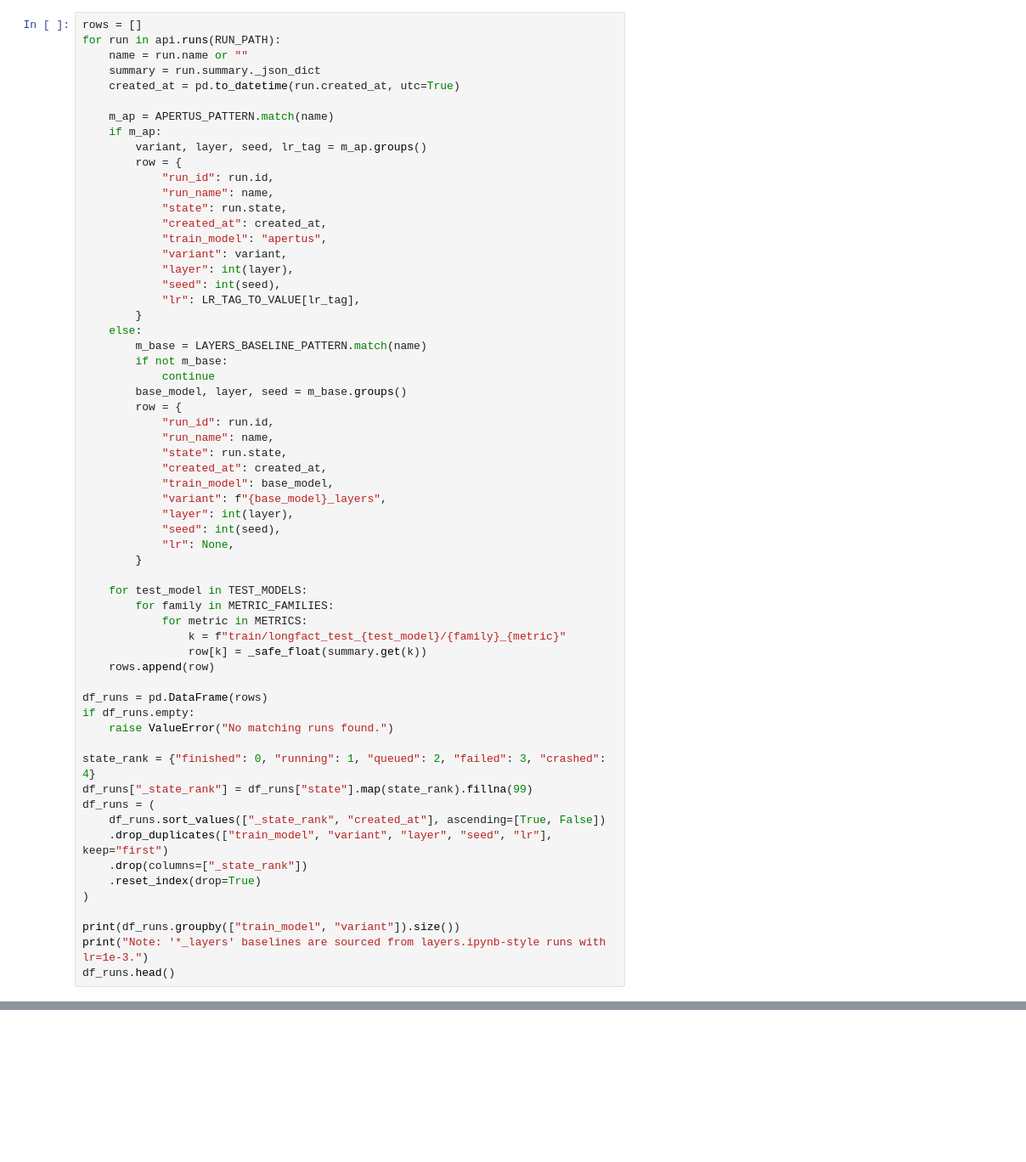
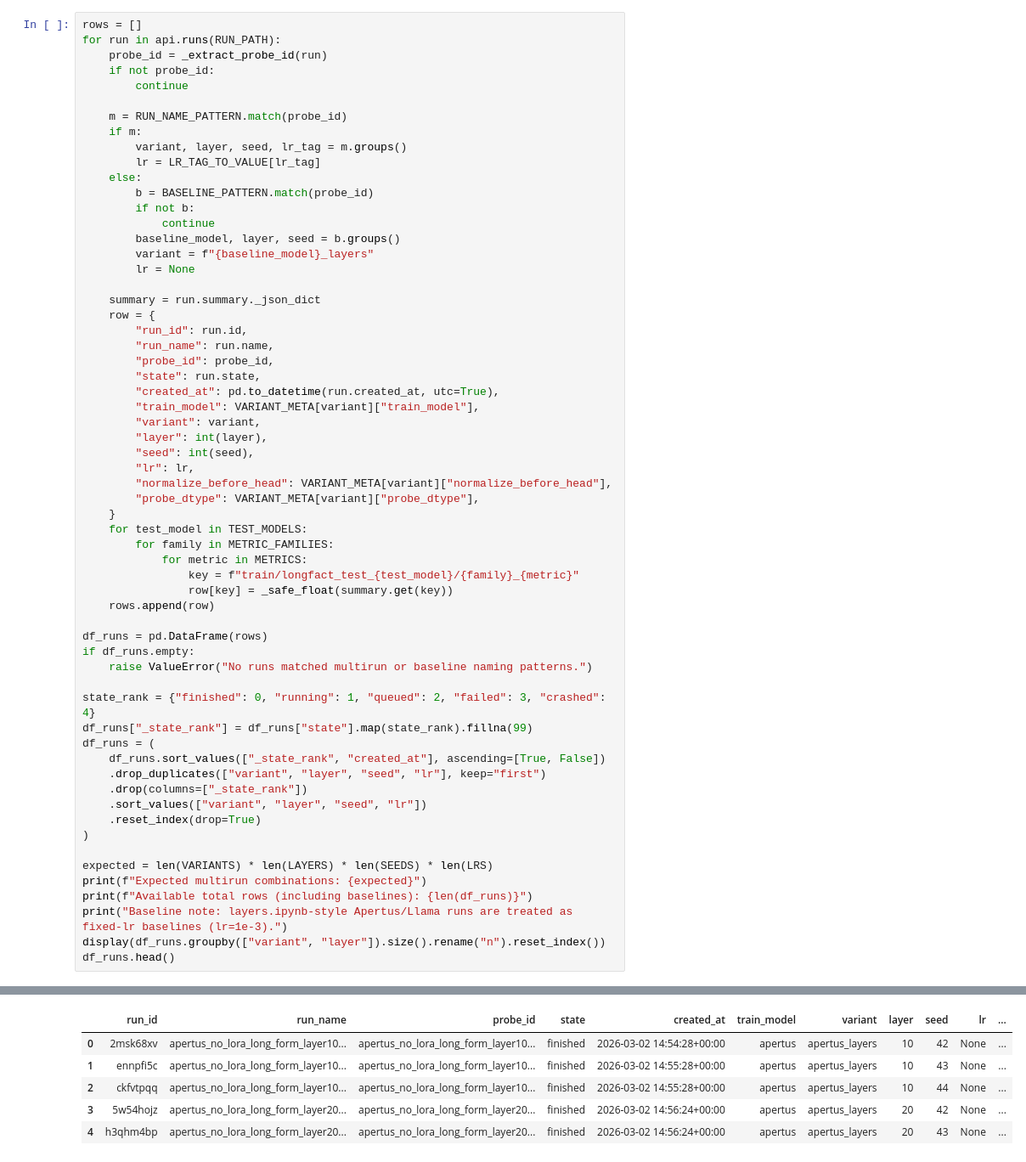
Before and after one commit to sevdari/hallucination_probes, a Jupyter notebook: jupyter_experiments/improve_stability.ipynb, the cells around one changed output, grey strips where cells are left out. Shown at 85% size. Drawn from its saved outputs; the diff is of its cells as text; blank space fills up the shorter version.

```diff
--- a/jupyter_experiments/improve_stability.ipynb
+++ b/jupyter_experiments/improve_stability.ipynb
@@ -45,62 +76,62 @@ def _safe_float(x):
 # %%
 rows = []
 for run in api.runs(RUN_PATH):
-    name = run.name or ""
+    probe_id = _extract_probe_id(run)
+    if not probe_id:
+        continue
+
+    m = RUN_NAME_PATTERN.match(probe_id)
+    if m:
+        variant, layer, seed, lr_tag = m.groups()
+        lr = LR_TAG_TO_VALUE[lr_tag]
+    else:
+        b = BASELINE_PATTERN.match(probe_id)
+        if not b:
+            continue
+        baseline_model, layer, seed = b.groups()
+        variant = f"{baseline_model}_layers"
+        lr = None
+
     summary = run.summary._json_dict
-    created_at = pd.to_datetime(run.created_at, utc=True)
-
-    m_ap = APERTUS_PATTERN.match(name)
-    if m_ap:
-        variant, layer, seed, lr_tag = m_ap.groups()
-        row = {
-            "run_id": run.id,
-            "run_name": name,
-            "state": run.state,
-            "created_at": created_at,
-            "train_model": "apertus",
-            "variant": variant,
-            "layer": int(layer),
-            "seed": int(seed),
-            "lr": LR_TAG_TO_VALUE[lr_tag],
-        }
-    else:
-        m_base = LAYERS_BASELINE_PATTERN.match(name)
-        if not m_base:
-            continue
-        base_model, layer, seed = m_base.groups()
-        row = {
-            "run_id": run.id,
-            "run_name": name,
-            "state": run.state,
-            "created_at": created_at,
-            "train_model": base_model,
-            "variant": f"{base_model}_layers",
-            "layer": int(layer),
-            "seed": int(seed),
-            "lr": None,
-        }
-
+    row = {
+        "run_id": run.id,
+        "run_name": run.name,
+        "probe_id": probe_id,
+        "state": run.state,
+        "created_at": pd.to_datetime(run.created_at, utc=True),
+        "train_model": VARIANT_META[variant]["train_model"],
+        "variant": variant,
+        "layer": int(layer),
+        "seed": int(seed),
+        "lr": lr,
+        "normalize_before_head": VARIANT_META[variant]["normalize_before_head"],
+        "probe_dtype": VARIANT_META[variant]["probe_dtype"],
+    }
     for test_model in TEST_MODELS:
         for family in METRIC_FAMILIES:
             for metric in METRICS:
-                k = f"train/longfact_test_{test_model}/{family}_{metric}"
-                row[k] = _safe_float(summary.get(k))
+                key = f"train/longfact_test_{test_model}/{family}_{metric}"
+                row[key] = _safe_float(summary.get(key))
     rows.append(row)
 
 df_runs = pd.DataFrame(rows)
 if df_runs.empty:
-    raise ValueError("No matching runs found.")
+    raise ValueError("No runs matched multirun or baseline naming patterns.")
 
 state_rank = {"finished": 0, "running": 1, "queued": 2, "failed": 3, "crashed": 4}
 df_runs["_state_rank"] = df_runs["state"].map(state_rank).fillna(99)
 df_runs = (
     df_runs.sort_values(["_state_rank", "created_at"], ascending=[True, False])
-    .drop_duplicates(["train_model", "variant", "layer", "seed", "lr"], keep="first")
+    .drop_duplicates(["variant", "layer", "seed", "lr"], keep="first")
     .drop(columns=["_state_rank"])
+    .sort_values(["variant", "layer", "seed", "lr"])
     .reset_index(drop=True)
 )
 
-print(df_runs.groupby(["train_model", "variant"]).size())
-print("Note: '*_layers' baselines are sourced from layers.ipynb-style runs with lr=1e-3.")
+expected = len(VARIANTS) * len(LAYERS) * len(SEEDS) * len(LRS)
+print(f"Expected multirun combinations: {expected}")
+print(f"Available total rows (including baselines): {len(df_runs)}")
+print("Baseline note: layers.ipynb-style Apertus/Llama runs are treated as fixed-lr baselines (lr=1e-3).")
+display(df_runs.groupby(["variant", "layer"]).size().rename("n").reset_index())
 df_runs.head()
 # %% [output]
@@ -119,0 +158,6 @@ Note: '*_layers' baselines are sourced from layers.ipynb-style runs with lr=1e-3
+|  | run_id | run_name | probe_id | state | created_at | train_model | variant | layer | seed | lr | ... |
+| 0 | 2msk68xv | apertus_no_lora_long_form_layer10... | apertus_no_lora_long_form_layer10... | finished | 2026-03-02 14:54:28+00:00 | apertus | apertus_layers | 10 | 42 | None | ... |
+| 1 | ennpfi5c | apertus_no_lora_long_form_layer10... | apertus_no_lora_long_form_layer10... | finished | 2026-03-02 14:55:28+00:00 | apertus | apertus_layers | 10 | 43 | None | ... |
+| 2 | ckfvtpqq | apertus_no_lora_long_form_layer10... | apertus_no_lora_long_form_layer10... | finished | 2026-03-02 14:55:28+00:00 | apertus | apertus_layers | 10 | 44 | None | ... |
+| 3 | 5w54hojz | apertus_no_lora_long_form_layer20... | apertus_no_lora_long_form_layer20... | finished | 2026-03-02 14:56:24+00:00 | apertus | apertus_layers | 20 | 42 | None | ... |
+| 4 | h3qhm4bp | apertus_no_lora_long_form_layer20... | apertus_no_lora_long_form_layer20... | finished | 2026-03-02 14:56:24+00:00 | apertus | apertus_layers | 20 | 43 | None | ... |
```
Also changed, not shown: parts of 11 cells of this notebook, 9 other files.
